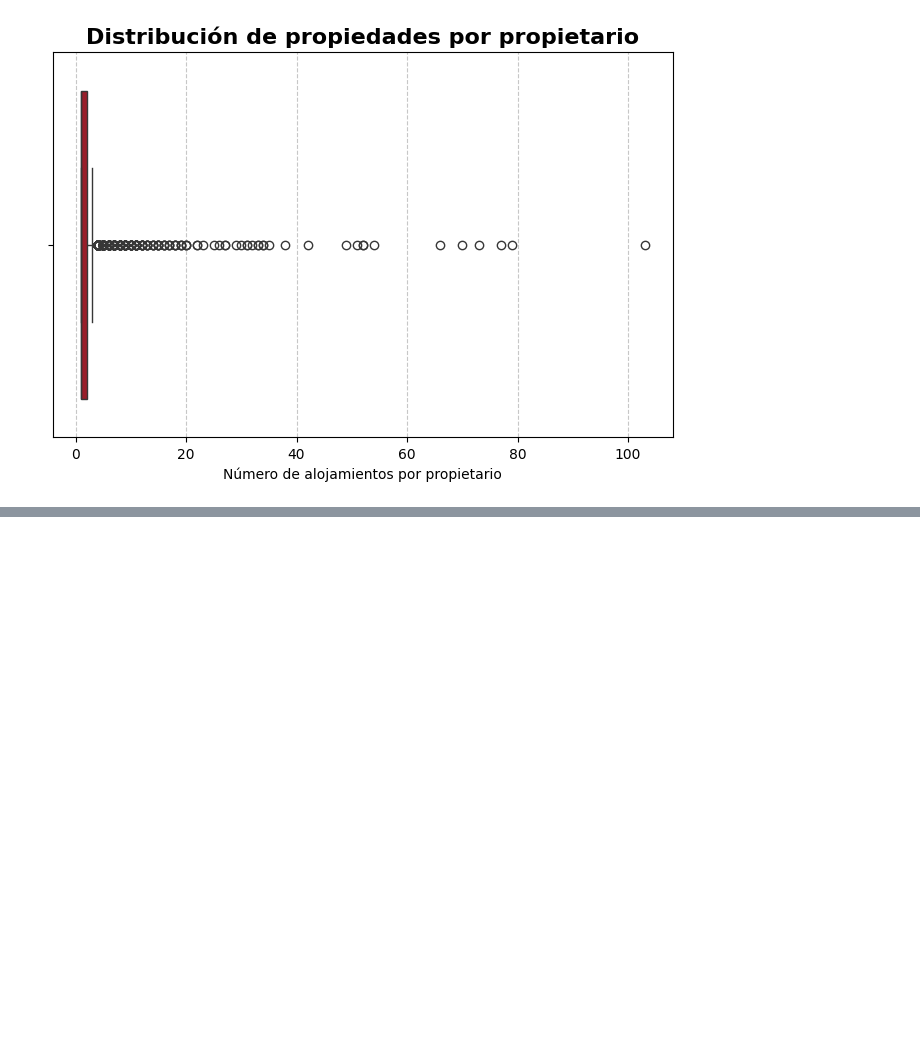
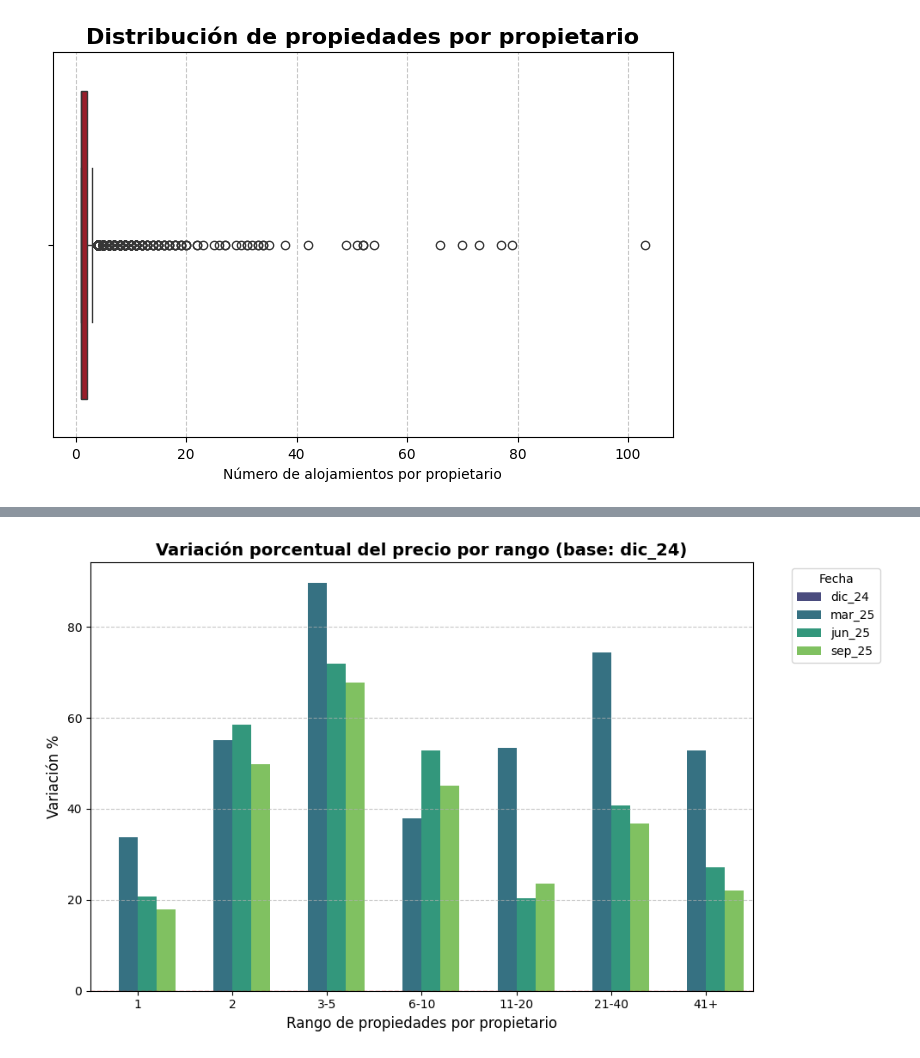
Before and after one commit to alandpal/EDA_AIRBNB, a Jupyter notebook: Proyecto EDA Airbnb.ipynb, the cells around one changed output, grey strips where cells are left out. Drawn from its saved outputs; the diff is of its cells as text; code cells hidden in the pictures; blank space fills up the shorter version.

```diff
--- a/Proyecto EDA Airbnb.ipynb
+++ b/Proyecto EDA Airbnb.ipynb
@@ -646,3 +447,50 @@ Desviación estándar de precios:
+# %%
+# Como en los siguientes analisis vol a utilizar la columna precio, ya puedo eliminar las columnas que contengan valores no nulos
+# Esto es util para no distorsionar los resultados
+
+df_Airbnb = df_Airbnb[df_Airbnb["precio"].notna()].copy()
+# %%
+# Para poder ver la evolución del precio de los alojamientos por tipo de propietario, tengo que crear un grupo de estudio en el que solo
+# esten las viviendas que  esten publicadas en todas las fechas
+
+ids_por_fecha = df_Airbnb.groupby("fecha")["id"].apply(set)
+ids_comunes = set.intersection(*ids_por_fecha.values)
+df_comunes = df_Airbnb[df_Airbnb["id"].isin(ids_comunes)].copy()
+
+host_rango_inicial = (df_comunes[df_comunes["fecha"] == "dic_24"].groupby("host_id", as_index=False)["calculated_host_listings_count"].max())
+
+host_rango_inicial["rango"] = pd.cut(host_rango_inicial["calculated_host_listings_count"],bins=bins,labels=labels,right=True)
+
+df_comunes = df_comunes.merge(host_rango_inicial[["host_id", "rango"]], on="host_id", how="left")
+
+evolucion_precios = (df_comunes.groupby(["fecha", "rango"], as_index=False)["precio"].mean().rename(columns={"precio": "precio_promedio"}))
+
+precio_base = (evolucion_precios[evolucion_precios["fecha"] == "dic_24"][["rango", "precio_promedio"]].rename(columns={"precio_promedio": "precio_base"}))
+
+evolucion_precios = evolucion_precios.merge(precio_base, on="rango", how="left")
+evolucion_precios["variacion_porcentual"] = (
+    (evolucion_precios["precio_promedio"] - evolucion_precios["precio_base"]) /
+    evolucion_precios["precio_base"] * 100)
+
+variacion_sin_base = evolucion_precios[evolucion_precios["fecha"] != "dic_24"]
+
+plt.figure(figsize=(10,6))
+sns.barplot(
+    data=variacion_sin_base,
+    x="rango",
+    y="variacion_porcentual",
+    hue="fecha",
+    palette="viridis")
+plt.axhline(y=0, color="red", linestyle="--", linewidth=1, alpha=0.7)
+plt.ylabel("Variación %", fontsize=12)
+plt.xlabel("Rango de propiedades por propietario", fontsize=12)
+plt.title("Variación porcentual del precio por rango (base: dic_24)", fontsize=14, fontweight="bold")
+plt.legend(title="Fecha", bbox_to_anchor=(1.05, 1), loc="upper left")
+plt.grid(axis="y", linestyle="--", alpha=0.7)
+plt.tight_layout()
+plt.show()
+# %% [output]
+[figure, added]
 # %%
 # Evolución porcentual de los precios de los alojamientos, los alojamientos comparados consigo mismos, promediado por rango de conentracion de alojamientos por propietario
 # %%
```
Also changed, not shown: parts of 9 cells of this notebook.
